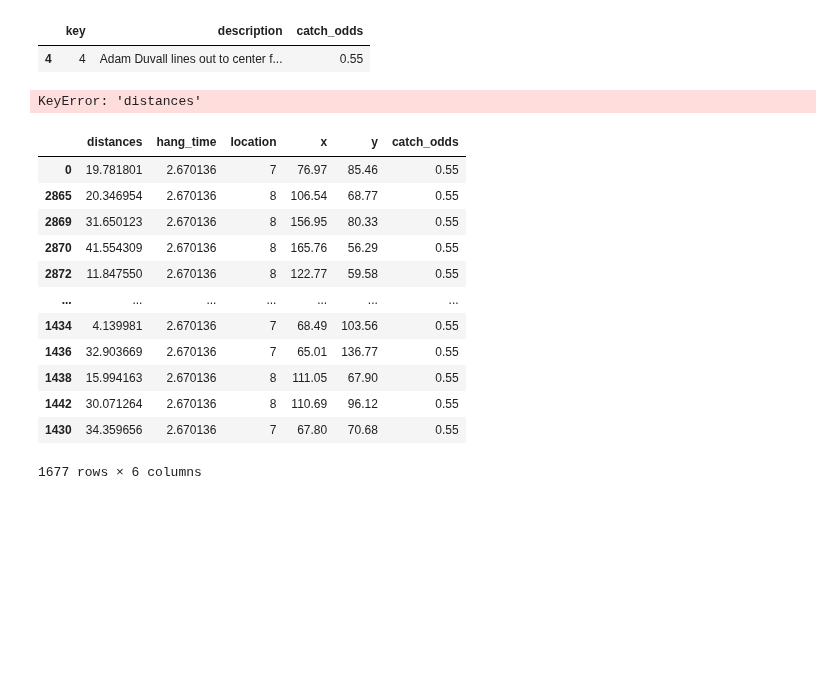
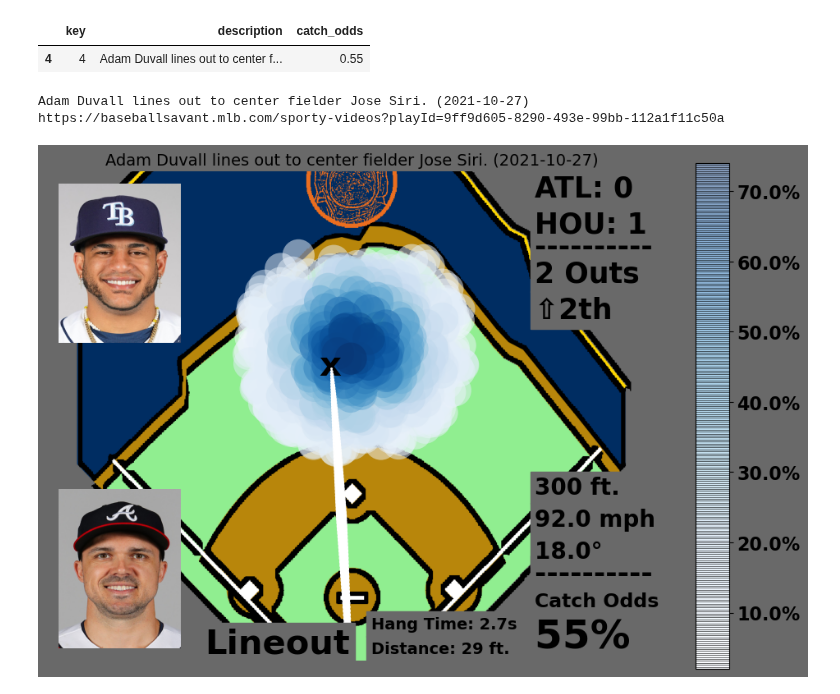
Before and after one commit to Melverk/outfield-bot, a Jupyter notebook: Outfield Bot Notebook.ipynb, the cells around one changed output. Saved outputs shown, nothing was run; the diff lists cells and outputs as text; code cells hidden in the pictures; blank space fills up the shorter version.

```diff
--- a/Outfield Bot Notebook.ipynb
+++ b/Outfield Bot Notebook.ipynb
@@ -298,7 +298,7 @@ df_show = df_show.sort_values(by='catch_odds')
 if hit_hang <= 3.5:
     df_show = df_show[df_show['distance'] < 45]
 else:
-    df_show = df_show[df_show['distances'] < 70]
+    df_show = df_show[df_show['distance'] < 70]
 
 img = Image.open(requests.get('https://raw.githubusercontent.com/Melverk/bsbl-images/main/fields/'+home_team.upper()+'.png', stream=True).raw)
 image_link = 'https://img.mlbstatic.com/mlb-photos/image/upload/d_people:generic:headshot:67:current.png/w_500,q_auto:best/v1/people/'+str(fielder)+'/headshot/67/current'
@@ -323,47 +323,33 @@ plt.text(133, 197, 'Distance: '+str(int(example['distance']*2.192))+' ft.', font
 plt.text(65, 197, result_play, fontsize = 30, fontweight = 'bold', color = 'black', backgroundcolor = 'dimgray', zorder =5)
 
 plt.text(200, 168, '----------  ', fontsize = 25, fontweight = 'bold', color = 'black', backgroundcolor='dimgray')
 try:
     plt.text(200, 132, str(int(example['totalDistance']))+' ft.   ', fontsize = 20, fontweight = 'bold', color = 'black', backgroundcolor='dimgray')
 except:
     plt.text(200, 132, '? ft.   ', fontsize = 20, fontweight = 'bold', color = 'black', backgroundcolor='dimgray')
 plt.text(200, 145, str(round(hit_speed/.44704,1))+' mph   ', fontsize = 20, fontweight = 'bold', color = 'black', backgroundcolor='dimgray')
 plt.text(200, 158, str(round(hit_angle,1))+'°        ', fontsize = 20, fontweight = 'bold', color = 'black', backgroundcolor='dimgray')
 plt.text(200, 178, 'Catch Odds    ', fontsize = 17, fontweight = 'bold', color = 'black', backgroundcolor='dimgray')
 if int(catch_odds*100) != 100:
     plt.text(200, 195, str(int(catch_odds*100))+'%      ', fontsize = 35, fontweight = 'bold', color = 'black', backgroundcolor='dimgray')
 else:
     plt.text(200, 195, str(100)+'%      ', fontsize = 35, fontweight = 'bold', color = 'black', backgroundcolor='dimgray')
 
 plt.imshow(img,zorder=0, extent=[-20,270,250,-50])
 plt.imshow(img2,zorder=1, extent=[5,55,70,5], )
 plt.imshow(img3,zorder=1, extent=[5,55,195,130])
 ax.set_ylim(200, 0)
 ax.set_xlim(0,250)
 ax.set_xticks([])
 ax.set_yticks([])
 plt.title(description, fontsize=14)
 cb =fig.colorbar(im, ax=ax, shrink=0.8, aspect=15,  drawedges='N', )
 cb.ax.set_yticklabels(["{:.1%}".format(i) for i in cb.get_ticks()], fontsize=16, weight='bold')
 print(description)
 print('https://baseballsavant.mlb.com/sporty-videos?playId='+playId)
 plt.axis('off')
 plt.show()
 # %% [output]
-KeyError: 'distances'
+Adam Duvall lines out to center fielder Jose Siri. (2021-10-27)
+https://baseballsavant.mlb.com/sporty-videos?playId=9ff9d605-8290-493e-99bb-112a1f11c50a
+[figure, added]
-# %%
-df_show
-# %% [output]
-|  | distances | hang_time | location | x | y | catch_odds |
-| 0 | 19.781801 | 2.670136 | 7 | 76.97 | 85.46 | 0.55 |
-| 2865 | 20.346954 | 2.670136 | 8 | 106.54 | 68.77 | 0.55 |
-| 2869 | 31.650123 | 2.670136 | 8 | 156.95 | 80.33 | 0.55 |
-| 2870 | 41.554309 | 2.670136 | 8 | 165.76 | 56.29 | 0.55 |
-| 2872 | 11.847550 | 2.670136 | 8 | 122.77 | 59.58 | 0.55 |
-| ... | ... | ... | ... | ... | ... | ... |
-| 1434 | 4.139981 | 2.670136 | 7 | 68.49 | 103.56 | 0.55 |
-| 1436 | 32.903669 | 2.670136 | 7 | 65.01 | 136.77 | 0.55 |
-| 1438 | 15.994163 | 2.670136 | 8 | 111.05 | 67.90 | 0.55 |
-| 1442 | 30.071264 | 2.670136 | 8 | 110.69 | 96.12 | 0.55 |
-| 1430 | 34.359656 | 2.670136 | 7 | 67.80 | 70.68 | 0.55 |
-1677 rows × 6 columns
```
